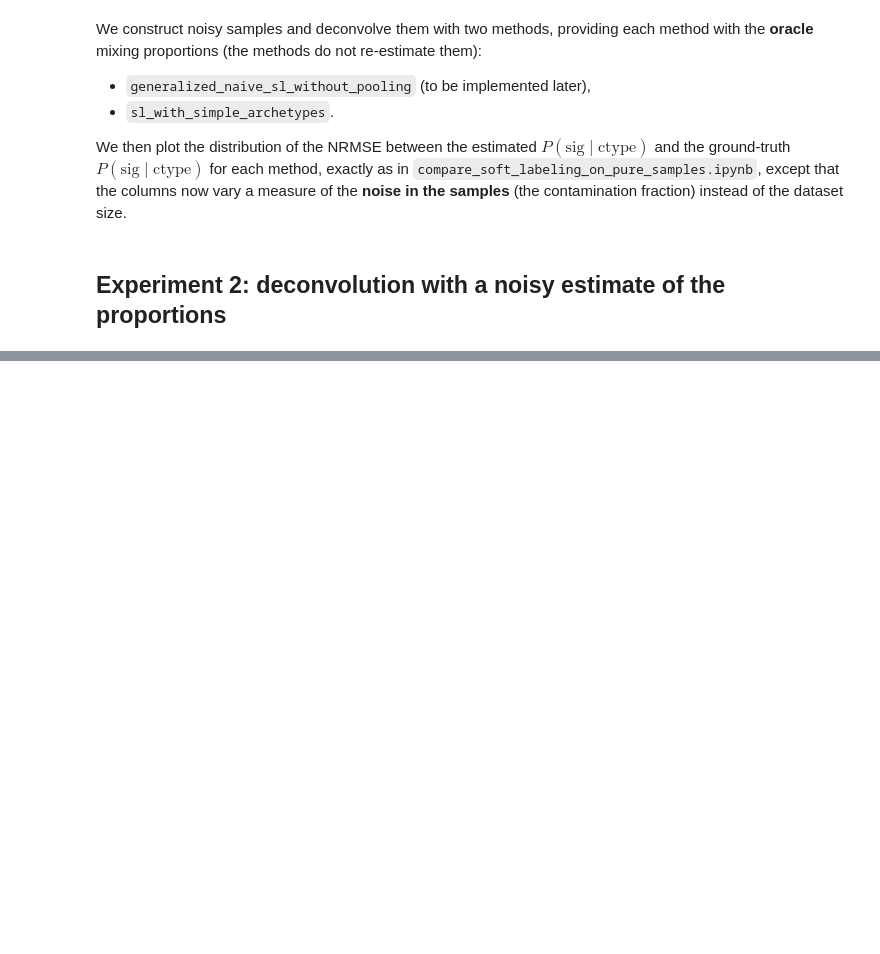
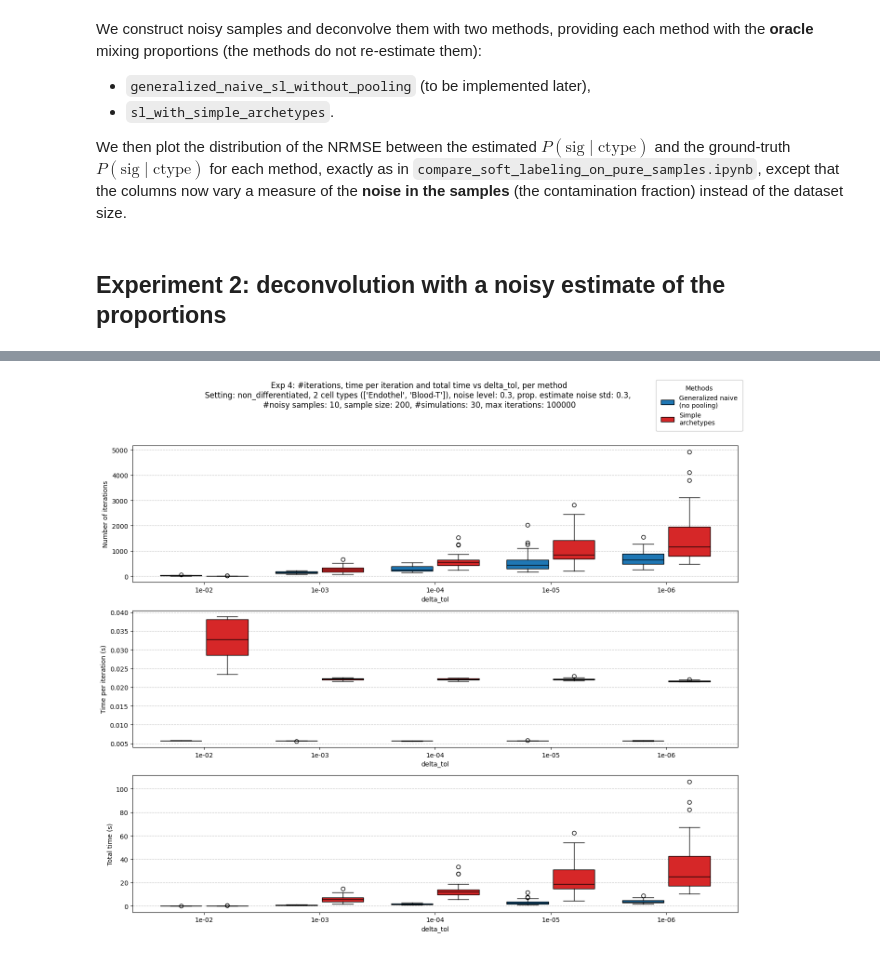
Before and after one commit to CompEpigen/syto, a Jupyter notebook: EDA/extract_soft_labels_from_noisy_samples/compare_soft_labeling_on_noisy_samples.ipynb, the cells around one changed output, grey strips where cells are left out. Cells and saved outputs as stored; diff of their text form; code cells hidden in the pictures; blank space fills up the shorter version.

```diff
--- a/EDA/extract_soft_labels_from_noisy_samples/compare_soft_labeling_on_noisy_samples.ipynb
+++ b/EDA/extract_soft_labels_from_noisy_samples/compare_soft_labeling_on_noisy_samples.ipynb
@@ -780,0 +1440,77 @@ plt.show()
+# %%
+# Plot #iterations, time per iteration and total time vs delta_tol (Experiment 4)
+metrics_exp4 = [
+    ("Number of iterations", results_exp4_num_iterations),
+    ("Time per iteration (s)", results_exp4_time_per_iteration),
+    ("Total time (s)", results_exp4_total_time),
+]
+
+fig, axes = plt.subplots(3, 1, figsize=(2 * len(exp4_delta_tol_grid) + 4, 12))
+
+n_methods = len(methods_exp4)
+group_width = 0.8
+box_width = group_width / n_methods
+positions_base = np.arange(len(exp4_delta_tol_grid))
+
+use_log_scale_where_appropriate = False
+for row_idx, (ylabel, results) in enumerate(metrics_exp4):
+    ax = axes[row_idx]
+    for m_idx, method in enumerate(methods_exp4):
+        data_to_plot = [results[delta_tol][method] for delta_tol in exp4_delta_tol_grid]
+        offset = (m_idx - (n_methods - 1) / 2) * box_width
+        positions = positions_base + offset
+        bp = ax.boxplot(
+            data_to_plot,
+            positions=positions,
+            widths=box_width * 0.9,
+            patch_artist=True,
+            manage_ticks=False,
+        )
+
+        for patch in bp["boxes"]:
+            patch.set_facecolor(colors_exp4[m_idx])
+        for median in bp["medians"]:
+            median.set_color("black")
+    if use_log_scale_where_appropriate:
+        if row_idx == 0 or row_idx == 2:
+            ax.set_yscale("log")
+    ax.set_xticks(positions_base)
+    ax.set_xticklabels([f"{delta_tol:.0e}" for delta_tol in exp4_delta_tol_grid])
+    ax.set_xlabel("delta_tol")
+    ax.set_ylabel(ylabel)
+    ax.grid(axis="y", linestyle="--", alpha=0.7)
+
+legend_handles = [
+    Patch(facecolor=color, edgecolor="black", label=label)
+    for color, label in zip(colors_exp4, method_labels_exp4)
+]
+fig.legend(
+    handles=legend_handles,
+    title="Methods",
+    loc="upper right",
+    frameon=True,
+    fancybox=True,
+    framealpha=1.0,
+    borderpad=0.8,
+)
+fig.suptitle(
+    "Exp 4: #iterations, time per iteration and total time vs delta_tol, per method"
+    f"\nSetting: {SETTING}, {N_CTYPES} cell types ({selected_ctypes}), "
+    f"noise level: {EXP4_NOISE_LEVEL}, prop. estimate noise std: {EXP4_PROP_ESTIMATE_NOISE_STD}, "
+    f"\n#noisy samples: {EXP4_N_NOISY_SAMPLES}, sample size: {EXP4_SAMPLE_SIZE}, "
+    f"#simulations: {EXP4_N_SIMULATIONS}, max iterations: {EXP4_MAX_NUM_ITERATIONS}",
+    y=1.0,
+)
+plt.tight_layout(rect=[0, 0, 1, 0.96])
+plt.savefig(
+    Path(
+        f"./output/noisy_samples_exp4_iterations_runtime_vs_delta_tol_setting={SETTING}_"
+        f"noisy-samples={EXP4_N_NOISY_SAMPLES}_sample-size={EXP4_SAMPLE_SIZE}_"
+        f"simulations={EXP4_N_SIMULATIONS}_noise-level={EXP4_NOISE_LEVEL}_"
+        f"prop-estimate-noise-std={EXP4_PROP_ESTIMATE_NOISE_STD}_with-log-scale={use_log_scale_where_appropriate}.pdf"
+    ),
+    bbox_inches="tight",
+)
+plt.show()
+# %% [output]
+[figure, added]
```
Also changed, not shown: parts of 39 cells of this notebook, 1 other file.
